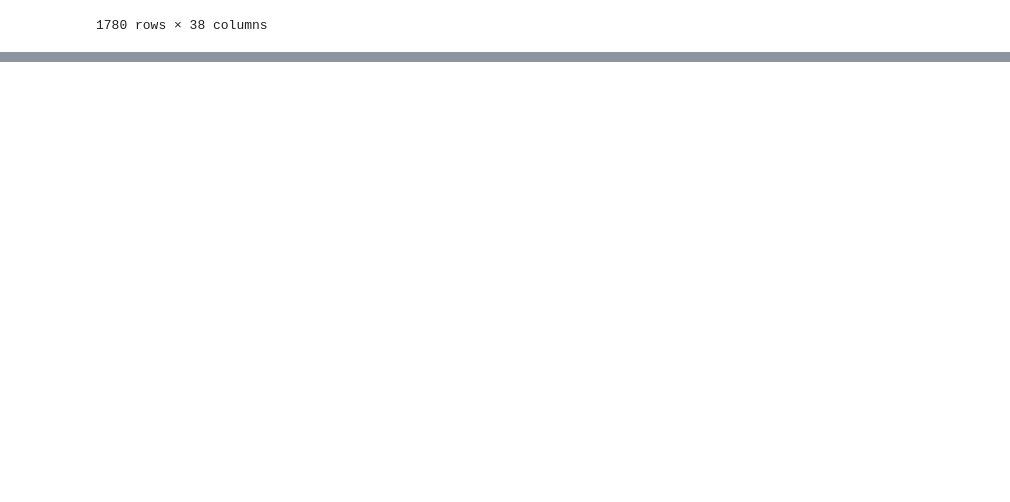
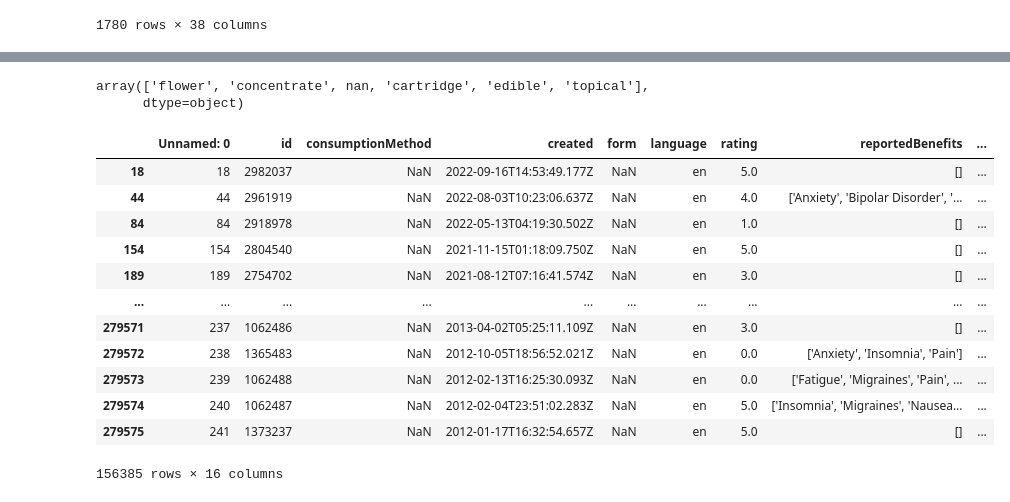
Before and after one commit to jachiike-madubuko/canna.bi, a Jupyter notebook: notebooks/exploratory/5.0-jcm-cleaning-reviews.ipynb, the cells around one changed output, grey strips where cells are left out. Saved outputs shown, nothing was run; the diff lists cells and outputs as text; code cells hidden in the pictures; blank space fills up the shorter version.

Commit message:
reviews partially cleaned

```diff
--- a/notebooks/exploratory/5.0-jcm-cleaning-reviews.ipynb
+++ b/notebooks/exploratory/5.0-jcm-cleaning-reviews.ipynb
@@ -66,0 +65,2 @@ init[init.strainSlug == 'wedding-cake']
+# %%
+reviews =  pd.read_csv('../../data/raw/reviews.csv')
@@ -66,0 +91,2 @@ init[init.strainSlug == 'wedding-cake']
+# %%
+df2 =reviews.drop(columns=[i for i in reviews.columns if 'potency' in i])
@@ -66,0 +113,2 @@ init[init.strainSlug == 'wedding-cake']
+# %%
+df3 = df2.drop(columns=['username', 'avatar', 'isPrivate', 'moderationStatus', 'user_avatar', 'user_publicId', 'user_profileImageUrl', 'user_username', 'user_userSince'])
@@ -66,0 +154,21 @@ init[init.strainSlug == 'wedding-cake']
+# %%
+df3.form.unique()
+# %% [output]
+array(['flower', 'concentrate', nan, 'cartridge', 'edible', 'topical'],
+      dtype=object)
+# %%
+df3[(df3.consumptionMethod.isna() ) & (df3.form.isna())]
+# %% [output]
+|  | Unnamed: 0 | id | consumptionMethod | created | form | language | rating | reportedBenefits | ... |
+| 18 | 18 | 2982037 | NaN | 2022-09-16T14:53:49.177Z | NaN | en | 5.0 | [] | ... |
+| 44 | 44 | 2961919 | NaN | 2022-08-03T10:23:06.637Z | NaN | en | 4.0 | ['Anxiety', 'Bipolar Disorder', '... | ... |
+| 84 | 84 | 2918978 | NaN | 2022-05-13T04:19:30.502Z | NaN | en | 1.0 | [] | ... |
+| 154 | 154 | 2804540 | NaN | 2021-11-15T01:18:09.750Z | NaN | en | 5.0 | [] | ... |
+| 189 | 189 | 2754702 | NaN | 2021-08-12T07:16:41.574Z | NaN | en | 3.0 | [] | ... |
+| ... | ... | ... | ... | ... | ... | ... | ... | ... | ... |
+| 279571 | 237 | 1062486 | NaN | 2013-04-02T05:25:11.109Z | NaN | en | 3.0 | [] | ... |
+| 279572 | 238 | 1365483 | NaN | 2012-10-05T18:56:52.021Z | NaN | en | 0.0 | ['Anxiety', 'Insomnia', 'Pain'] | ... |
+| 279573 | 239 | 1062488 | NaN | 2012-02-13T16:25:30.093Z | NaN | en | 0.0 | ['Fatigue', 'Migraines', 'Pain', ... | ... |
+| 279574 | 240 | 1062487 | NaN | 2012-02-04T23:51:02.283Z | NaN | en | 5.0 | ['Insomnia', 'Migraines', 'Nausea... | ... |
+| 279575 | 241 | 1373237 | NaN | 2012-01-17T16:32:54.657Z | NaN | en | 5.0 | [] | ... |
+156385 rows × 16 columns
```
Also changed, not shown: parts of 12 cells of this notebook, 1 other file.
